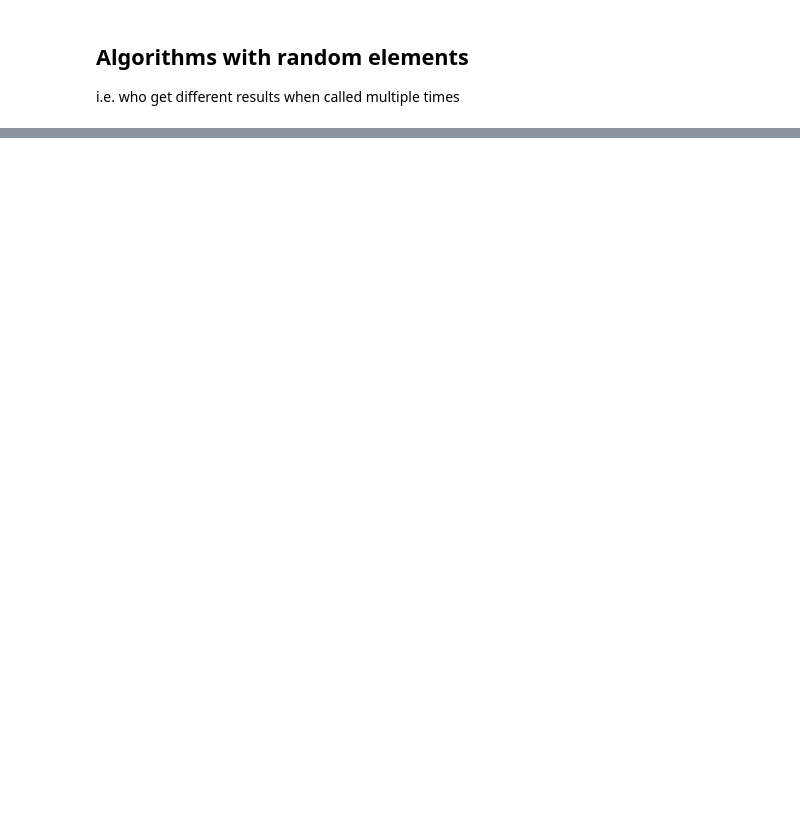
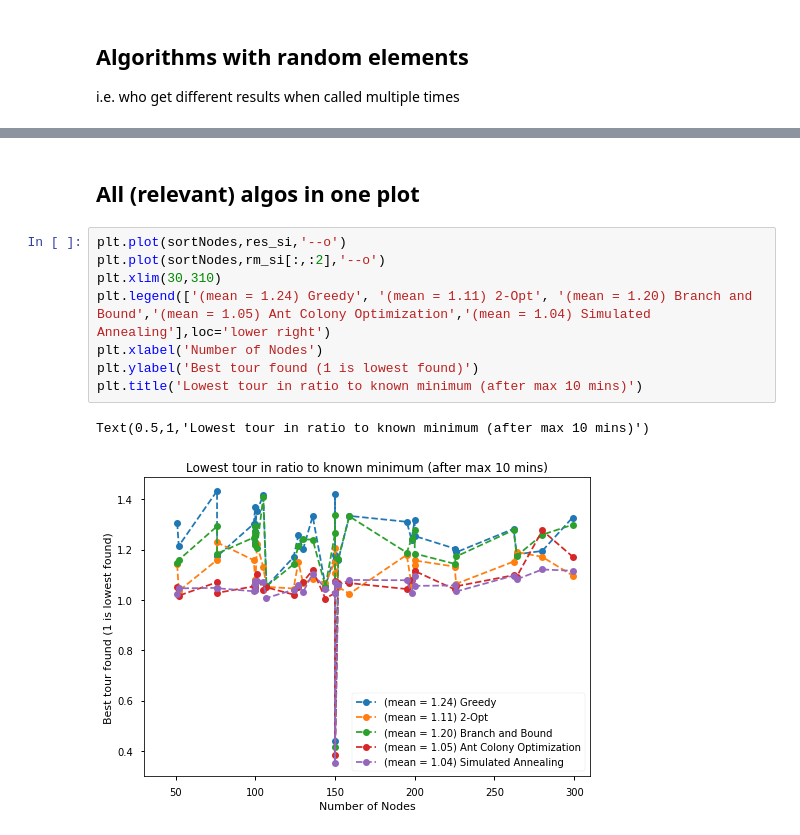
Before and after one commit to FabianWalocha/TSProject, a Jupyter notebook: benchmarking/Benchmarking.ipynb, the cells around one changed output, grey strips where cells are left out. Saved outputs shown, nothing was run; the diff lists cells and outputs as text; blank space fills up the shorter version.

```diff
--- a/benchmarking/Benchmarking.ipynb
+++ b/benchmarking/Benchmarking.ipynb
@@ -404,0 +468,13 @@ fileObject.close()
+# %% [markdown]
+## All (relevant) algos in one plot
+# %%
+plt.plot(sortNodes,res_si,'--o')
+plt.plot(sortNodes,rm_si[:,:2],'--o')
+plt.xlim(30,310)
+plt.legend(['(mean = 1.24) Greedy', '(mean = 1.11) 2-Opt', '(mean = 1.20) Branch and Bound','(mean = 1.05) Ant Colony Optimization','(mean = 1.04) Simulated Annealing'],loc='lower right')
+plt.xlabel('Number of Nodes')
+plt.ylabel('Best tour found (1 is lowest found)')
+plt.title('Lowest tour in ratio to known minimum (after max 10 mins)')
+# %% [output]
+Text(0.5,1,'Lowest tour in ratio to known minimum (after max 10 mins)')
+[figure, added]
```
Also changed, not shown: parts of 17 cells of this notebook, 5 other files.
